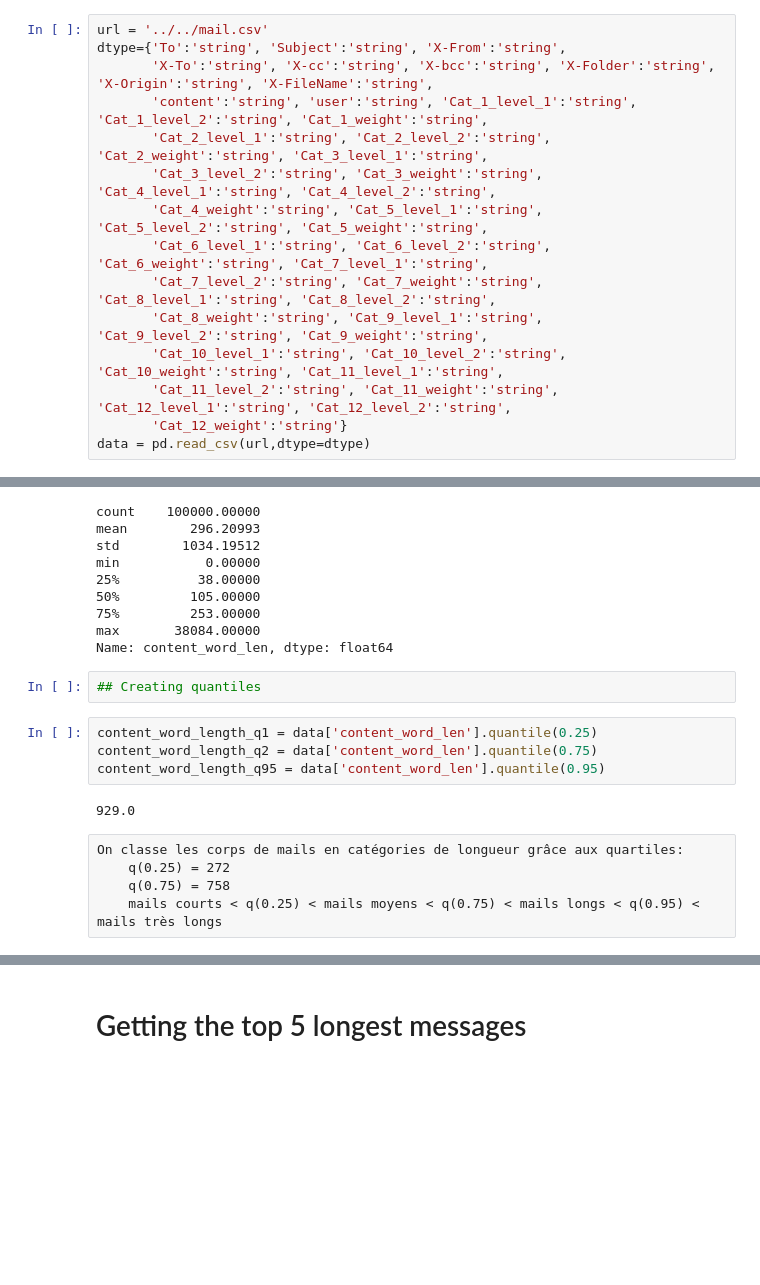
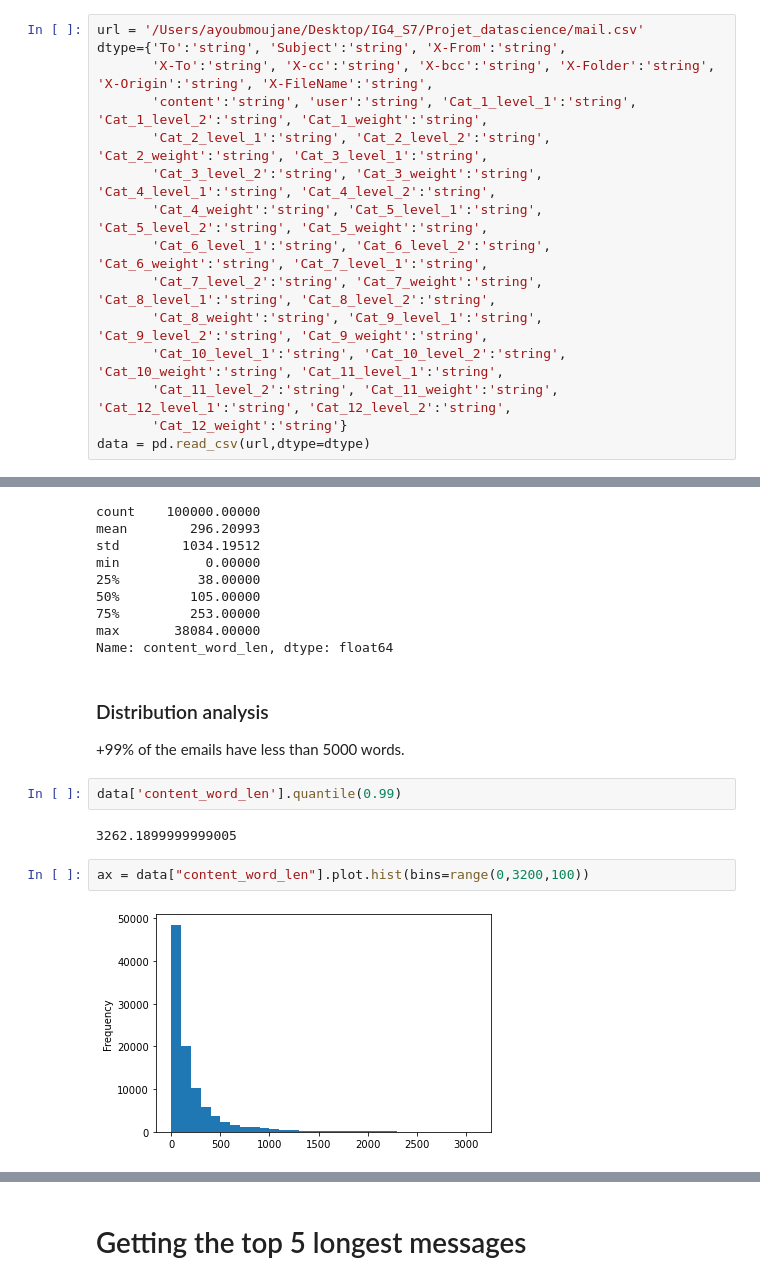
Before and after one commit to baptiste-mouton/ig4_dataScienceProject, a Jupyter notebook: data_cleaning_am.ipynb, the cells around one changed output, grey strips where cells are left out. Cells and saved outputs as stored; diff of their text form; blank space fills up the shorter version.

```diff
--- a/data_cleaning_am.ipynb
+++ b/data_cleaning_am.ipynb
@@ -3,5 +7,5 @@ import pandas as pd
 # %%
-url = '../../mail.csv'
+url = '/Users/ayoubmoujane/Desktop/IG4_S7/Projet_datascience/mail.csv'
 dtype={'To':'string', 'Subject':'string', 'X-From':'string',
        'X-To':'string', 'X-cc':'string', 'X-bcc':'string', 'X-Folder':'string', 'X-Origin':'string', 'X-FileName':'string',
        'content':'string', 'user':'string', 'Cat_1_level_1':'string', 'Cat_1_level_2':'string', 'Cat_1_weight':'string',
@@ -83,16 +82,15 @@ min           0.00000
 75%         253.00000
 max       38084.00000
 Name: content_word_len, dtype: float64
-# %%
-## Creating quantiles
-# %%
-content_word_length_q1 = data['content_word_len'].quantile(0.25)
-content_word_length_q2 = data['content_word_len'].quantile(0.75)
-content_word_length_q95 = data['content_word_len'].quantile(0.95)
-# %% [output]
-929.0
-# %% [raw]
-On classe les corps de mails en catégories de longueur grâce aux quartiles:
-    q(0.25) = 272
-    q(0.75) = 758
-    mails courts < q(0.25) < mails moyens < q(0.75) < mails longs < q(0.95) < mails très longs
+# %% [markdown]
+### Distribution analysis
+
++99% of the emails have less than 5000 words.
+# %%
+data['content_word_len'].quantile(0.99)
+# %% [output]
+3262.1899999999005
+# %%
+ax = data["content_word_len"].plot.hist(bins=range(0,3200,100))
+# %% [output]
+[figure, added]
```
Also changed, not shown: parts of 13 cells of this notebook.
